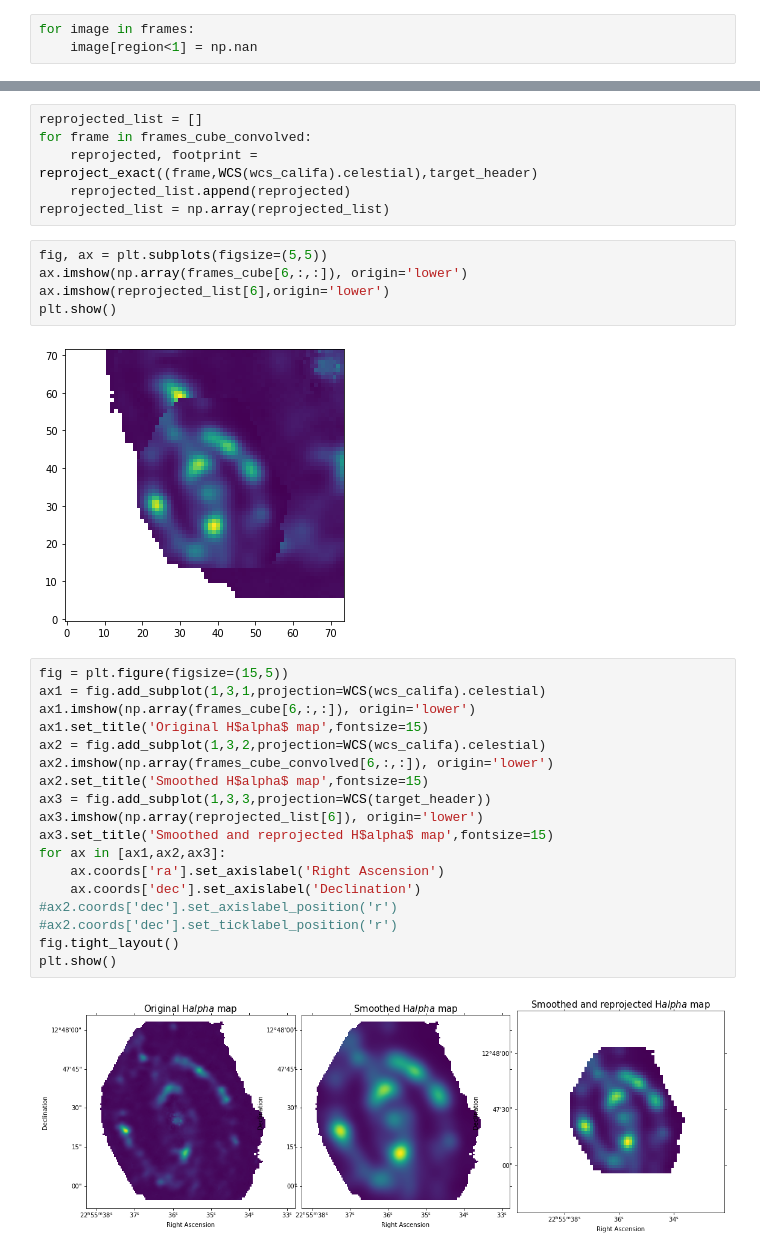
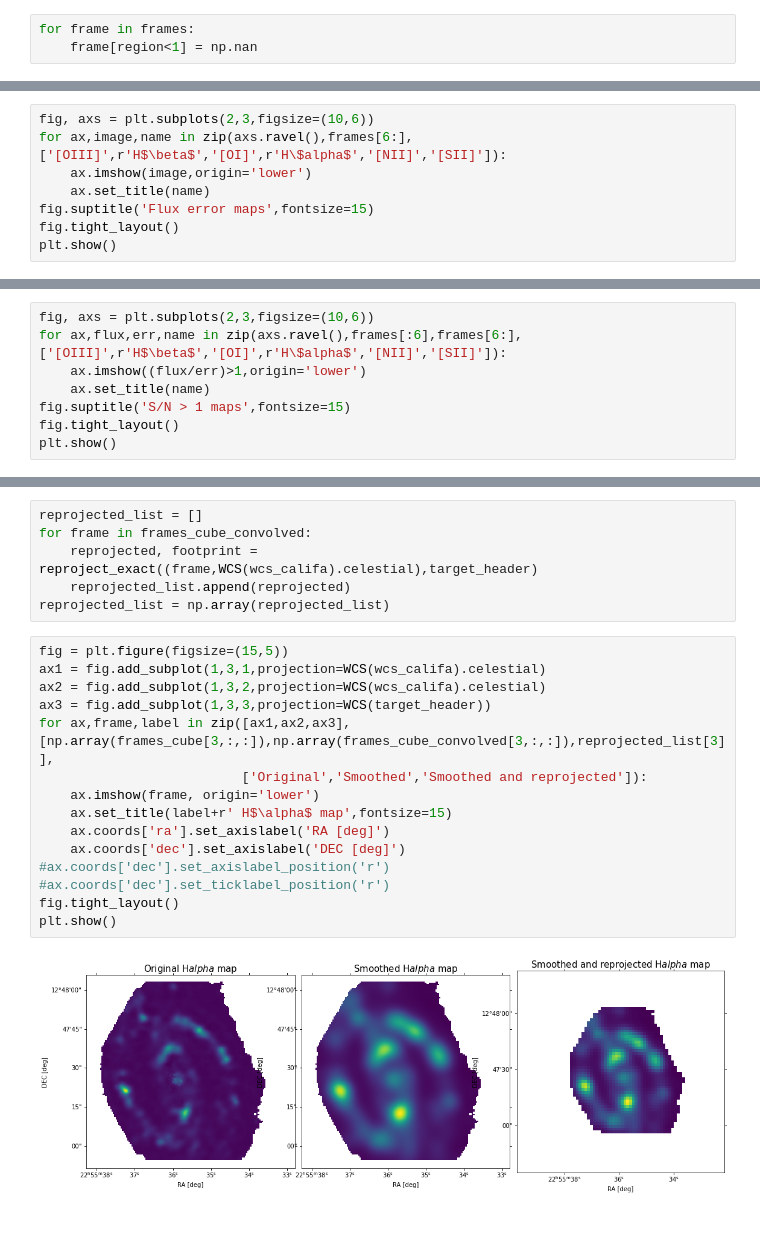
Before and after one commit to Bruno-Rodriguez/quenching-nearby-galaxies, a Jupyter notebook: smooth_and_reproject_cubes.ipynb, the cells around one changed output, grey strips where cells are left out. Cells and saved outputs as stored; diff of their text form; blank space fills up the shorter version.

```diff
--- a/smooth_and_reproject_cubes.ipynb
+++ b/smooth_and_reproject_cubes.ipynb
@@ -72,4 +75,4 @@ frames = np.array([V_band,M_star,OIII5007,Hbeta,NII6584,OI6300,Halpha,SII6717])
 # %%
-for image in frames:
-    image[region<1] = np.nan
+for frame in frames:
+    frame[region<1] = np.nan
 # %%
@@ -83,0 +88,8 @@ plt.show()
+# %%
+fig, axs = plt.subplots(2,3,figsize=(10,6))
+for ax,image,name in zip(axs.ravel(),frames[6:],['[OIII]',r'H$\beta$','[OI]',r'H\$alpha$','[NII]','[SII]']):
+    ax.imshow(image,origin='lower')
+    ax.set_title(name)
+fig.suptitle('Flux error maps',fontsize=15)
+fig.tight_layout()
+plt.show()
@@ -83,0 +98,8 @@ plt.show()
+# %%
+fig, axs = plt.subplots(2,3,figsize=(10,6))
+for ax,flux,err,name in zip(axs.ravel(),frames[:6],frames[6:],['[OIII]',r'H$\beta$','[OI]',r'H\$alpha$','[NII]','[SII]']):
+    ax.imshow((flux/err)>1,origin='lower')
+    ax.set_title(name)
+fig.suptitle('S/N > 1 maps',fontsize=15)
+fig.tight_layout()
+plt.show()
@@ -173,30 +192,20 @@ for frame in frames_cube_convolved:
     reprojected, footprint = reproject_exact((frame,WCS(wcs_califa).celestial),target_header)
     reprojected_list.append(reprojected)
 reprojected_list = np.array(reprojected_list)
-# %%
-fig, ax = plt.subplots(figsize=(5,5))
-ax.imshow(np.array(frames_cube[6,:,:]), origin='lower')
-ax.imshow(reprojected_list[6],origin='lower')
-plt.show()
-# %% [output]
-[figure, removed]
 # %%
 fig = plt.figure(figsize=(15,5))
 ax1 = fig.add_subplot(1,3,1,projection=WCS(wcs_califa).celestial)
-ax1.imshow(np.array(frames_cube[6,:,:]), origin='lower')
-ax1.set_title('Original H$alpha$ map',fontsize=15)
 ax2 = fig.add_subplot(1,3,2,projection=WCS(wcs_califa).celestial)
-ax2.imshow(np.array(frames_cube_convolved[6,:,:]), origin='lower')
-ax2.set_title('Smoothed H$alpha$ map',fontsize=15)
 ax3 = fig.add_subplot(1,3,3,projection=WCS(target_header))
-ax3.imshow(np.array(reprojected_list[6]), origin='lower')
-ax3.set_title('Smoothed and reprojected H$alpha$ map',fontsize=15)
-for ax in [ax1,ax2,ax3]:
-    ax.coords['ra'].set_axislabel('Right Ascension')
-    ax.coords['dec'].set_axislabel('Declination')
-#ax2.coords['dec'].set_axislabel_position('r')
-#ax2.coords['dec'].set_ticklabel_position('r')
+for ax,frame,label in zip([ax1,ax2,ax3],[np.array(frames_cube[3,:,:]),np.array(frames_cube_convolved[3,:,:]),reprojected_list[3]],
+                          ['Original','Smoothed','Smoothed and reprojected']):
+    ax.imshow(frame, origin='lower')
+    ax.set_title(label+r' H$\alpha$ map',fontsize=15)
+    ax.coords['ra'].set_axislabel('RA [deg]')
+    ax.coords['dec'].set_axislabel('DEC [deg]')
+#ax.coords['dec'].set_axislabel_position('r')
+#ax.coords['dec'].set_ticklabel_position('r')
 fig.tight_layout()
 plt.show()
 # %% [output]
-[figure, old version]
+[figure, new version]
```
Also changed, not shown: parts of 42 cells of this notebook.
